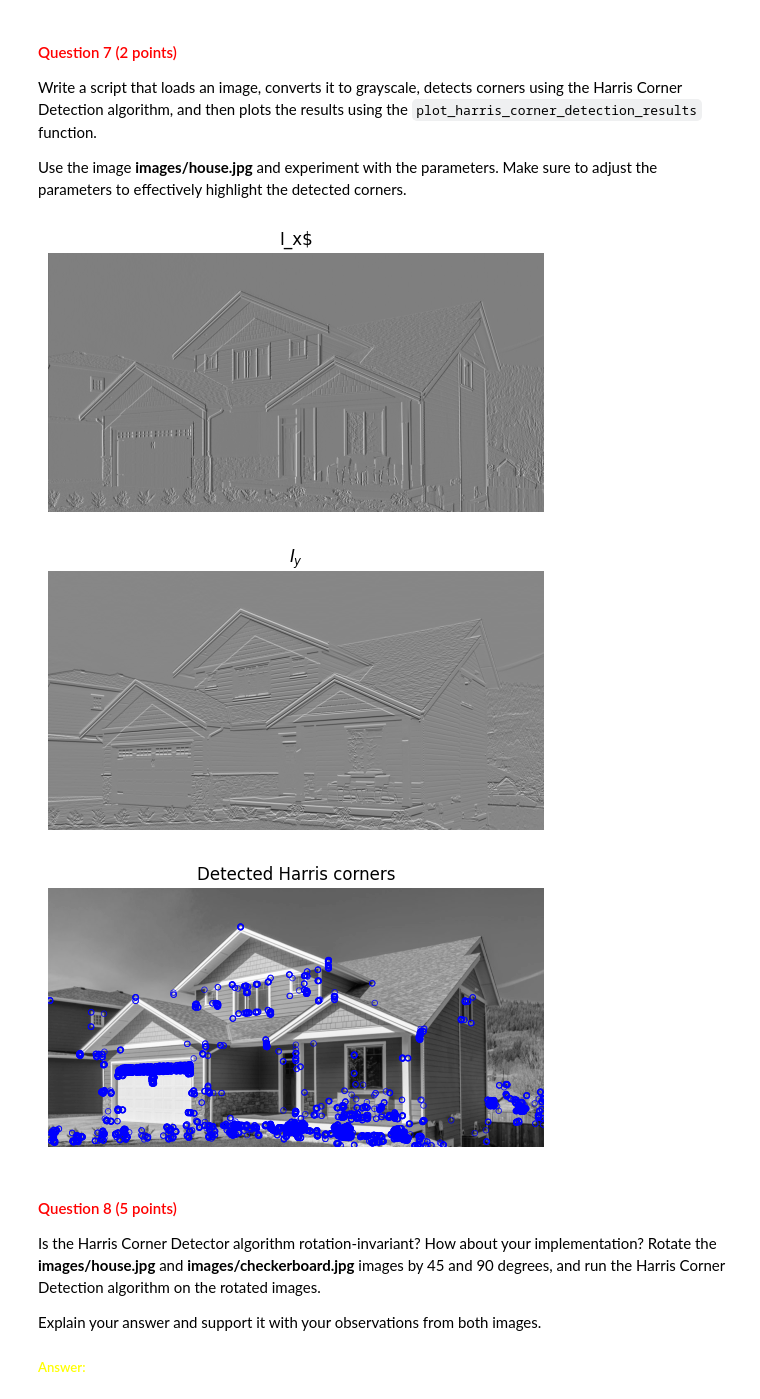
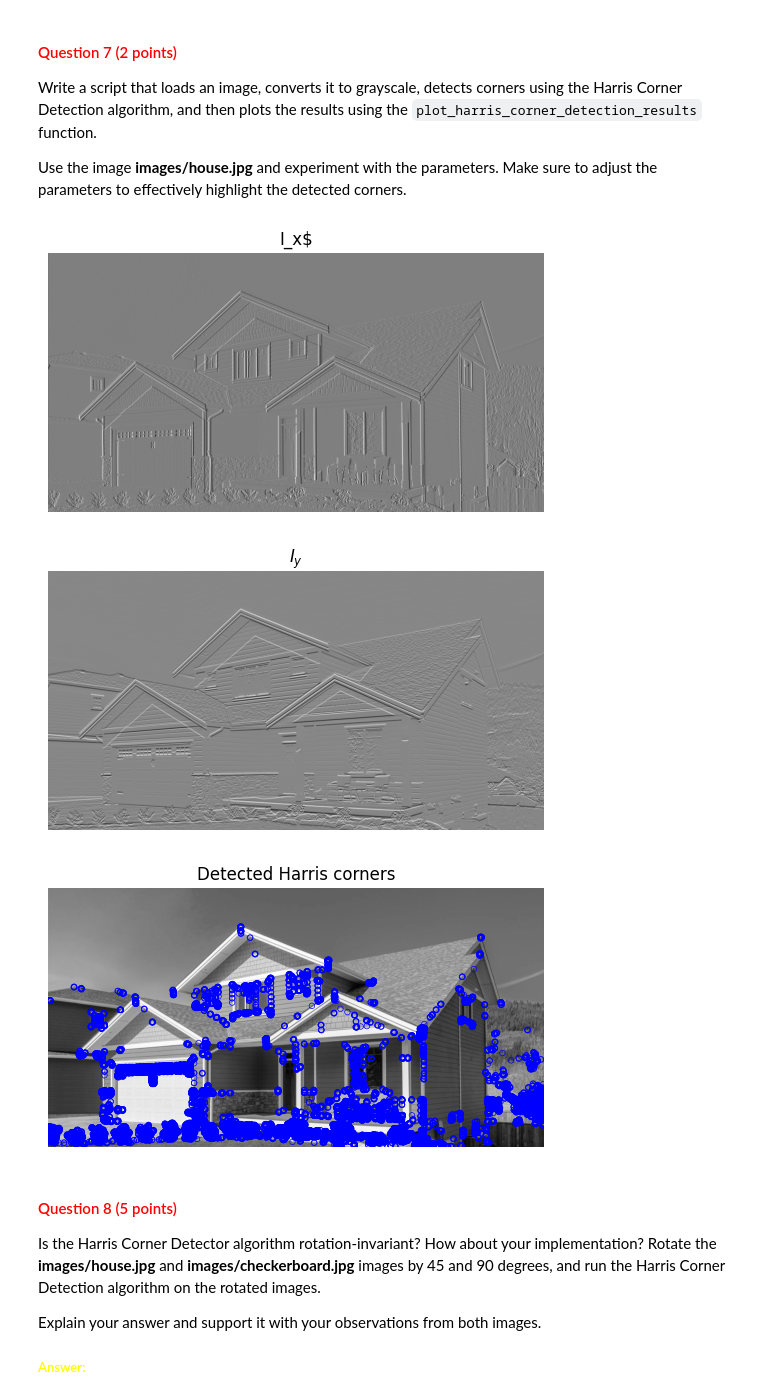
Before and after one commit to dauakarajeanes/cv1-lab-3, a Jupyter notebook: cv1-lab-3.ipynb, the cells around one changed output. Cells and saved outputs as stored; diff of their text form; code cells hidden in the pictures.

```diff
--- a/cv1-lab-3.ipynb
+++ b/cv1-lab-3.ipynb
@@ -430,12 +430,12 @@ Use the image **images/house.jpg** and experiment with the parameters. Make sure
 # %%
 # YOUR CODE HERE
 image = convert_image_to_grayscale("images/house.jpg")
-harris_response, rows, columns = harris_corner_detector(image, 1, 0.0009)
+harris_response, rows, columns = harris_corner_detector(image, 1, 0.0002)
 plot_harris_corner_detection_results(image, rows, columns)
 # %% [output]
 [figure]
 [figure]
-[figure, old version]
+[figure, new version]
 # %% [markdown]
 <a id="question-8"></a>
 #### <font color='#FF0000'>Question 8 (5 points)</font>
```
Also changed, not shown: parts of 3 cells of this notebook.
